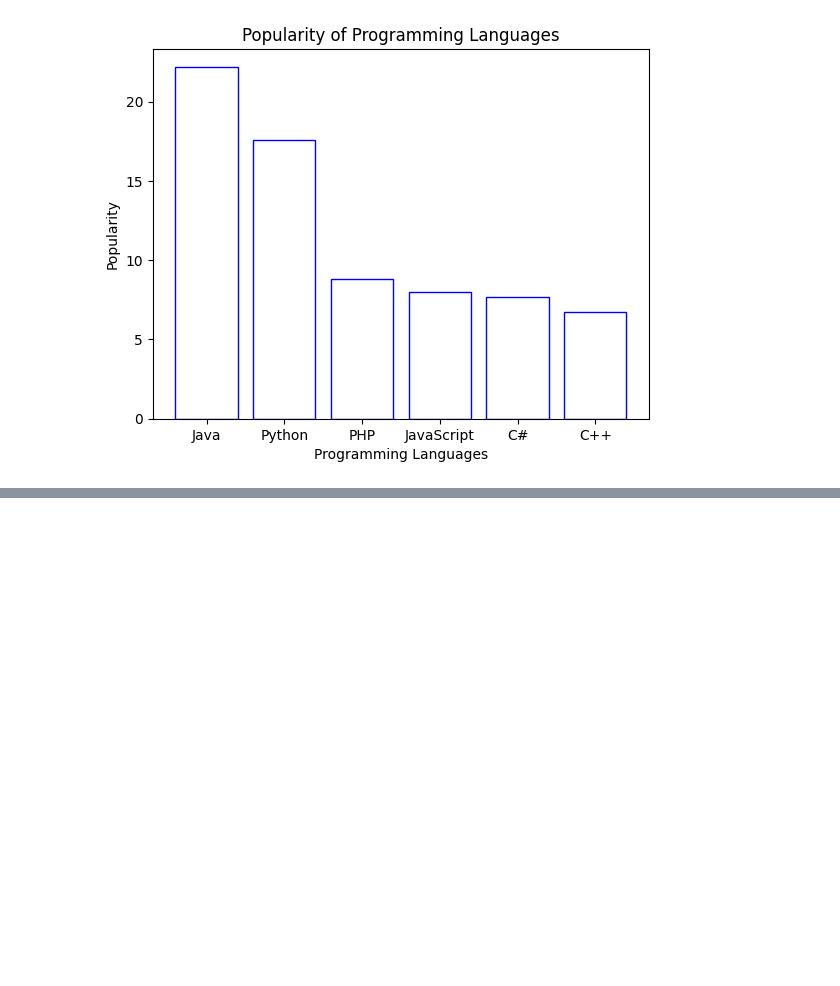
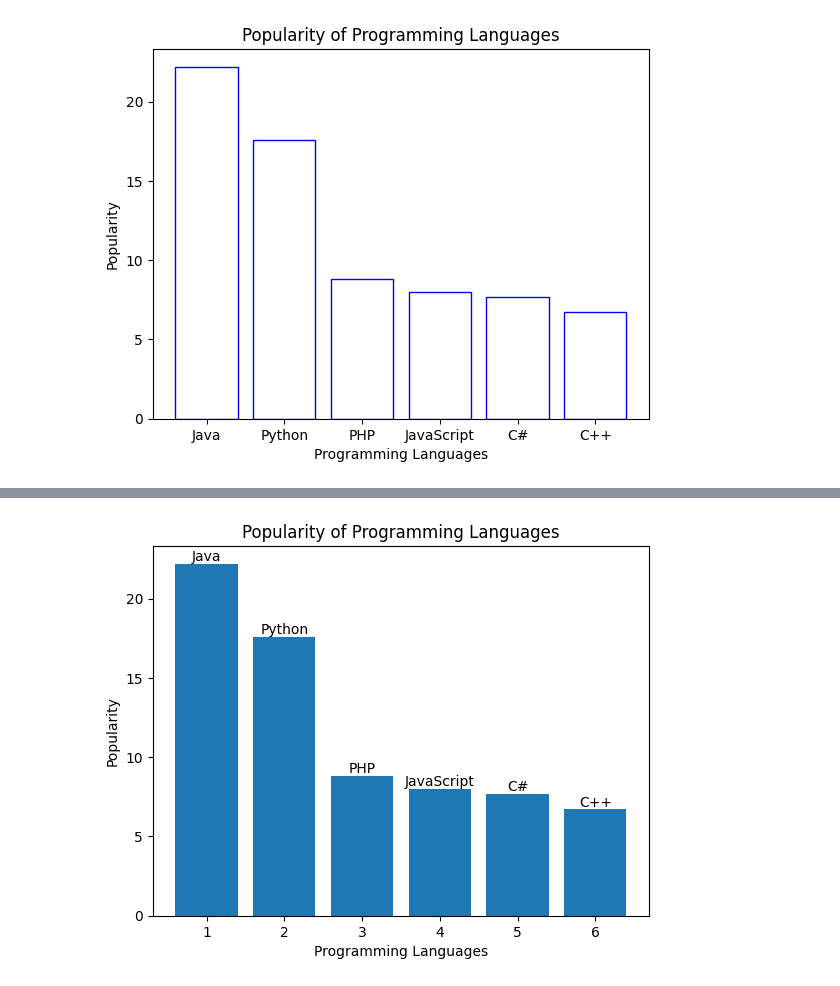
Before and after one commit to shivyelave/Python-Libraries, a Jupyter notebook: Matplotlib/matplotlib_barchart.ipynb, the cells around one changed output, grey strips where cells are left out. Drawn from its saved outputs; the diff is of its cells as text; code cells hidden in the pictures; blank space fills up the shorter version.

Commit message:
[Shiv] Add: Position of each bar.

```diff
--- a/Matplotlib/matplotlib_barchart.ipynb
+++ b/Matplotlib/matplotlib_barchart.ipynb
@@ -167,0 +173,30 @@ if __name__ == '__main__':
+# %%
+import matplotlib.pyplot as plt
+import numpy as np
+
+def main():
+    # Sample data
+    programming_languages = ['Java', 'Python', 'PHP', 'JavaScript', 'C#', 'C++']
+    popularity = [22.2, 17.6, 8.8, 8, 7.7, 6.7]
+
+    # Create positions for each bar
+    positions = np.arange(1,len(programming_languages)+1)
+
+
+    bar = plt.bar(positions, popularity)
+
+    # Add labels and titles
+    plt.xlabel('Programming Languages')
+    plt.ylabel('Popularity')
+    plt.title('Popularity of Programming Languages')
+    plt.bar_label(bar,programming_languages)
+    # Customize x-ticks
+    plt.xticks(positions)
+
+    # Display the plot
+    plt.show()
+
+if __name__ == '__main__':
+    main()
+# %% [output]
+[figure, added]
```
Also changed, not shown: parts of 1 cell of this notebook.
